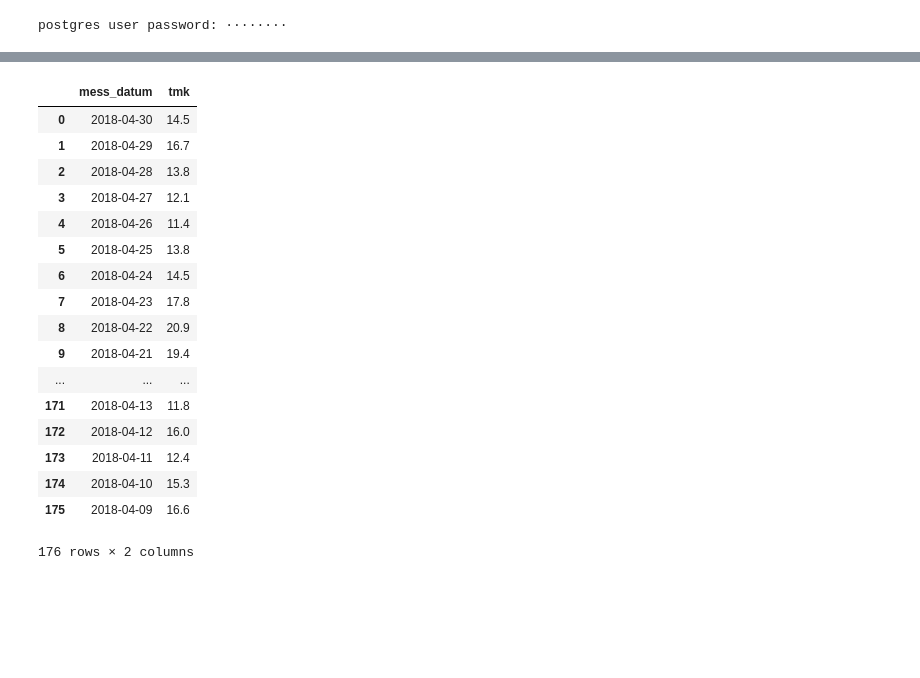
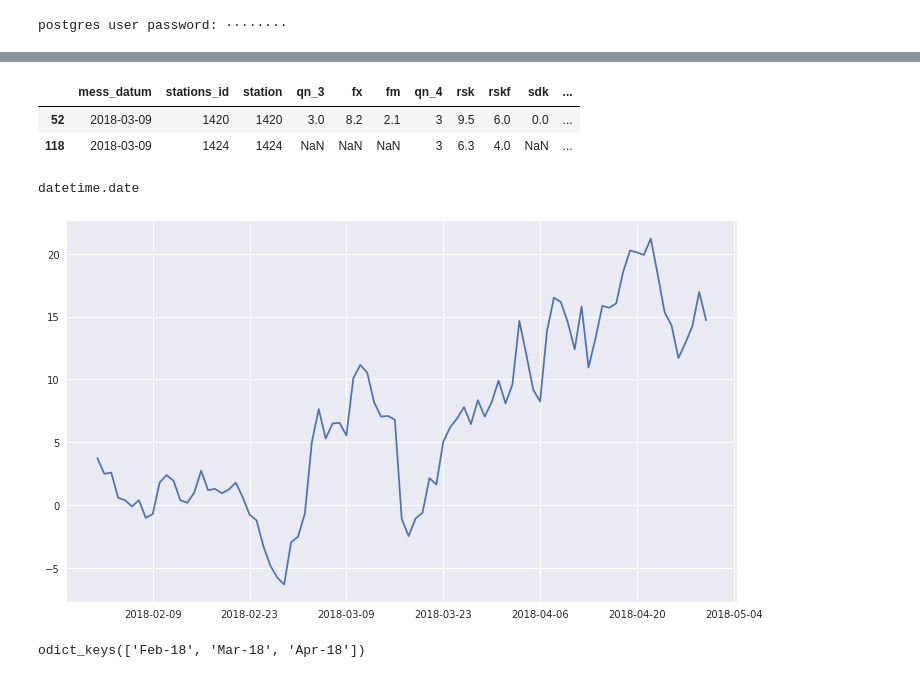
Before and after one commit to BCCN-Prog/plotting_2018, a Jupyter notebook: sandbox/toyplotting.ipynb, the cells around one changed output, grey strips where cells are left out. Cells and saved outputs as stored; diff of their text form; code cells hidden in the pictures; blank space fills up the shorter version.

Commit message:
getting appropriate axisticks for date axis

```diff
--- a/sandbox/toyplotting.ipynb
+++ b/sandbox/toyplotting.ipynb
@@ -28,5 +19,5 @@ pd.read_sql(query, db.conn_url)
 # %%
 query = db.DailyMeasurement.select(lambda m: 'Frankfurt' in m.station.stationsname and
-                                   m.mess_datum > datetime.date(2018,2,1) and m.mess_datum < datetime.date(2018,5,1)).get_sql()
+                                   m.mess_datum >= datetime.date(2018,2,1) and m.mess_datum < datetime.date(2018,5,1)).get_sql()
 # %%
 frankfurt_feb_may2018 = pd.read_sql(query, db.conn_url)
@@ -38,21 +52,19 @@ plt.plot(frankfurt_feb_may2018['tmk'])
 # %%
 frankfurt_feb_may2018[['mess_datum','station']]
-# %% [output]
-|  | mess_datum | tmk |
-| 0 | 2018-04-30 | 14.5 |
-| 1 | 2018-04-29 | 16.7 |
-| 2 | 2018-04-28 | 13.8 |
-| 3 | 2018-04-27 | 12.1 |
-| 4 | 2018-04-26 | 11.4 |
-| 5 | 2018-04-25 | 13.8 |
-| 6 | 2018-04-24 | 14.5 |
-| 7 | 2018-04-23 | 17.8 |
-| 8 | 2018-04-22 | 20.9 |
-| 9 | 2018-04-21 | 19.4 |
-| ... | ... | ... |
-| 171 | 2018-04-13 | 11.8 |
-| 172 | 2018-04-12 | 16.0 |
-| 173 | 2018-04-11 | 12.4 |
-| 174 | 2018-04-10 | 15.3 |
-| 175 | 2018-04-09 | 16.6 |
-176 rows × 2 columns
+# %%
+frankfurt_feb_may2018.loc[frankfurt_feb_may2018['mess_datum']==datetime.date(2018,3,9)]
+# %% [output]
+|  | mess_datum | stations_id | station | qn_3 | fx | fm | qn_4 | rsk | rskf | sdk | ... |
+| 52 | 2018-03-09 | 1420 | 1420 | 3.0 | 8.2 | 2.1 | 3 | 9.5 | 6.0 | 0.0 | ... |
+| 118 | 2018-03-09 | 1424 | 1424 | NaN | NaN | NaN | 3 | 6.3 | 4.0 | NaN | ... |
+# %%
+means_ondates = frankfurt_feb_may2018.groupby(['mess_datum']).mean()
+# %%
+type(frankfurt_feb_may2018.mess_datum[0])
+# %% [output]
+datetime.date
+# %%
+plt.figure(figsize = (12,7))
+plt.plot(means_ondates['tmk']);
+# %% [output]
+[figure, added]
@@ -58,0 +90,6 @@ frankfurt_feb_may2018[['mess_datum','station']]
+# %%
+start, end = [datetime.datetime.strptime(_, "%Y-%m-%d") for _ in dates]
+labels = OrderedDict(((start + timedelta(_)).strftime(r"%b-%y"), None) for _ in range((end - start).days)).keys()
+labels
+# %% [output]
+odict_keys(['Feb-18', 'Mar-18', 'Apr-18'])
```
Also changed, not shown: parts of 6 cells of this notebook.
